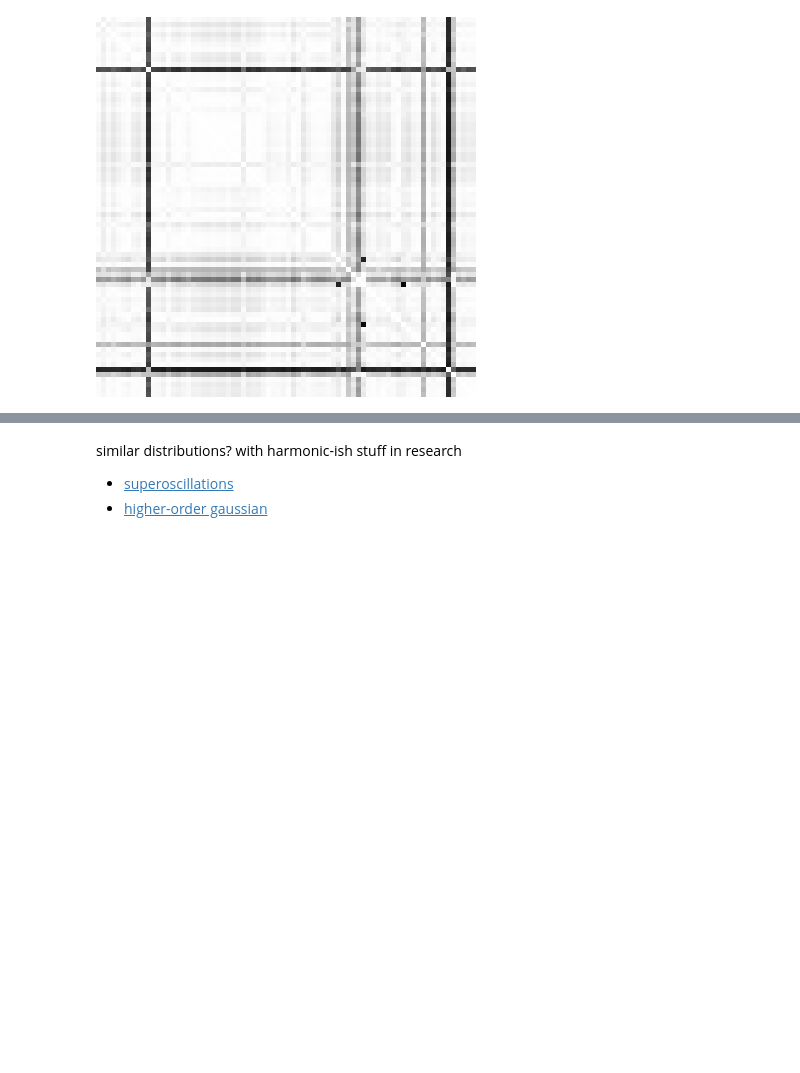
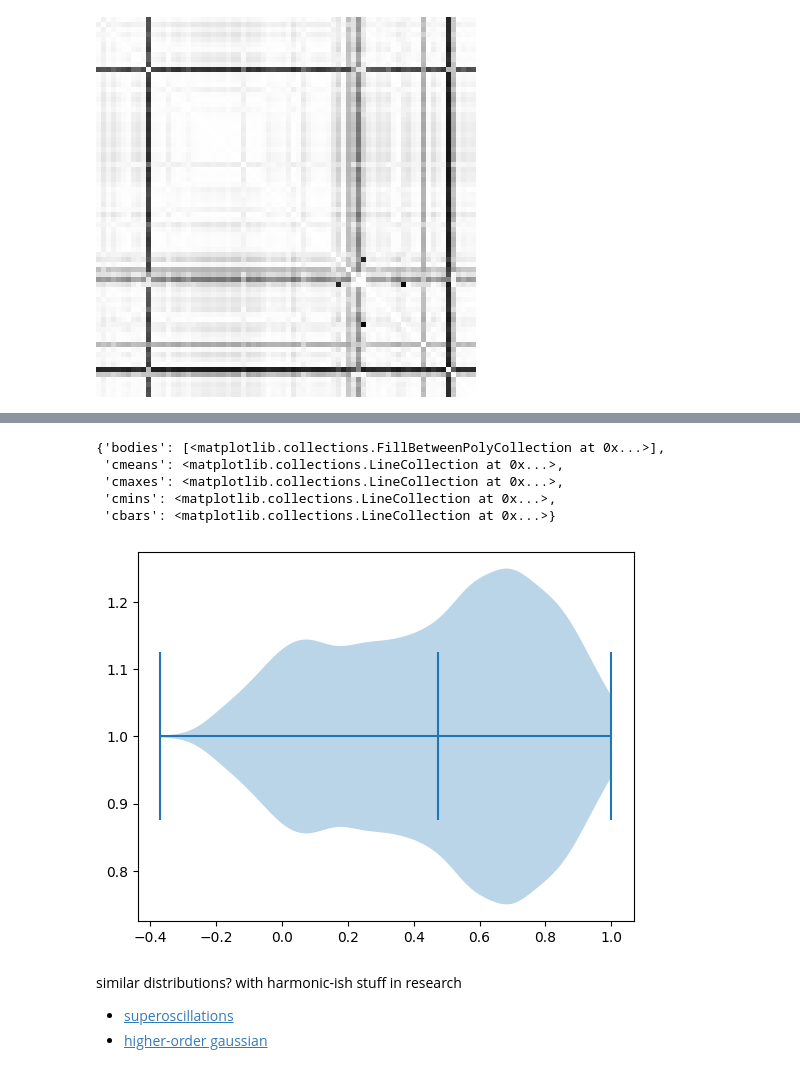
Before and after one commit to 0mWh/pqic-gic-quadrigems, a Jupyter notebook: notebooks/pennylane_circuit.ipynb, the cells around one changed output, grey strips where cells are left out. Cells and saved outputs as stored; diff of their text form; code cells hidden in the pictures; blank space fills up the shorter version.

```diff
--- a/notebooks/pennylane_circuit.ipynb
+++ b/notebooks/pennylane_circuit.ipynb
@@ -295,5 +297,12 @@ _ = plt.title('Angle Encoding → QFT → SWAP → Overlap')
 # %%
-plt.violinplot(qf_z.reshape((qf_z.size,)), orientation='horizontal', showmeans=True)
+plt.violinplot(q_fidelity_corr.reshape((q_fidelity_corr.size,)), orientation='horizontal', showmeans=True)
+# %% [output]
+{'bodies': [<matplotlib.collections.FillBetweenPolyCollection at 0x...>],
+ 'cmeans': <matplotlib.collections.LineCollection at 0x...>,
+ 'cmaxes': <matplotlib.collections.LineCollection at 0x...>,
+ 'cmins': <matplotlib.collections.LineCollection at 0x...>,
+ 'cbars': <matplotlib.collections.LineCollection at 0x...>}
+[figure, added]
 # %% [markdown]
 similar distributions? with harmonic-ish stuff in research
 - [superoscillations](https://www.semanticscholar.org/paper/Super-oscillation-by-higher-order-radially-beams-Matsunaga-Kozawa/0784f24ec848c9e2fa002c7806de992859977ee1)
```
Also changed, not shown: parts of 10 cells of this notebook, 1 other file.
